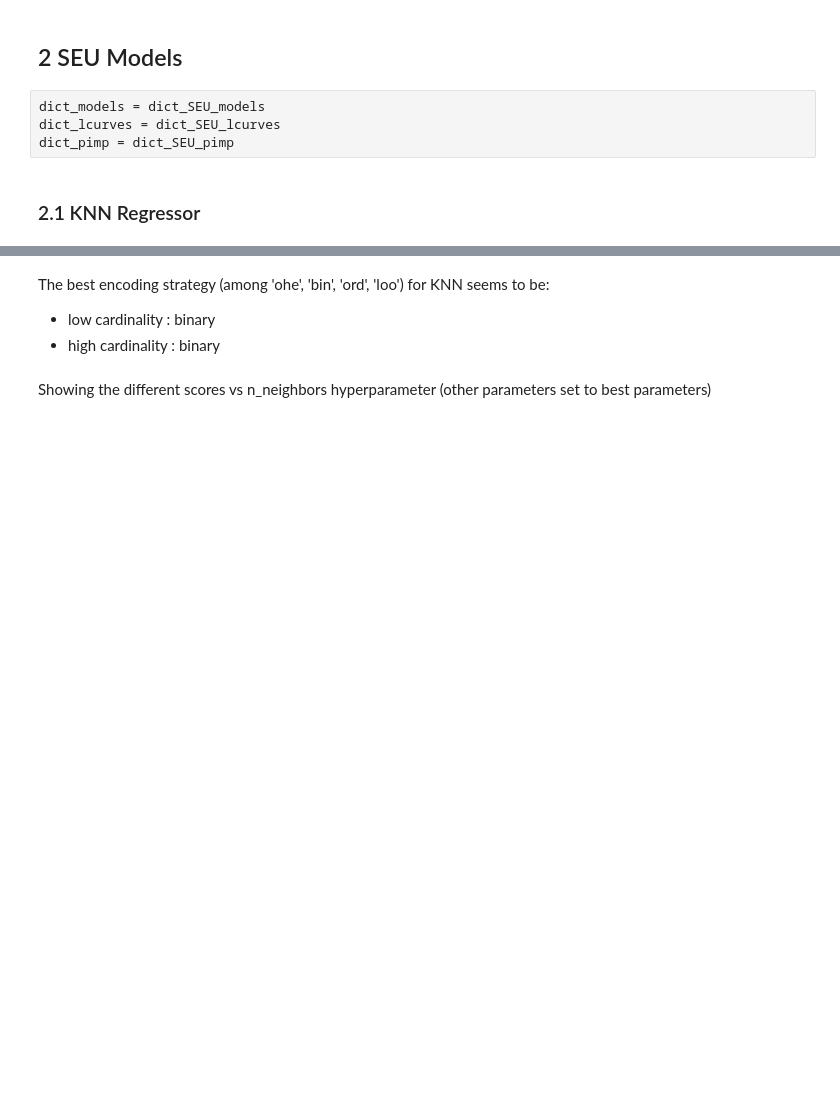
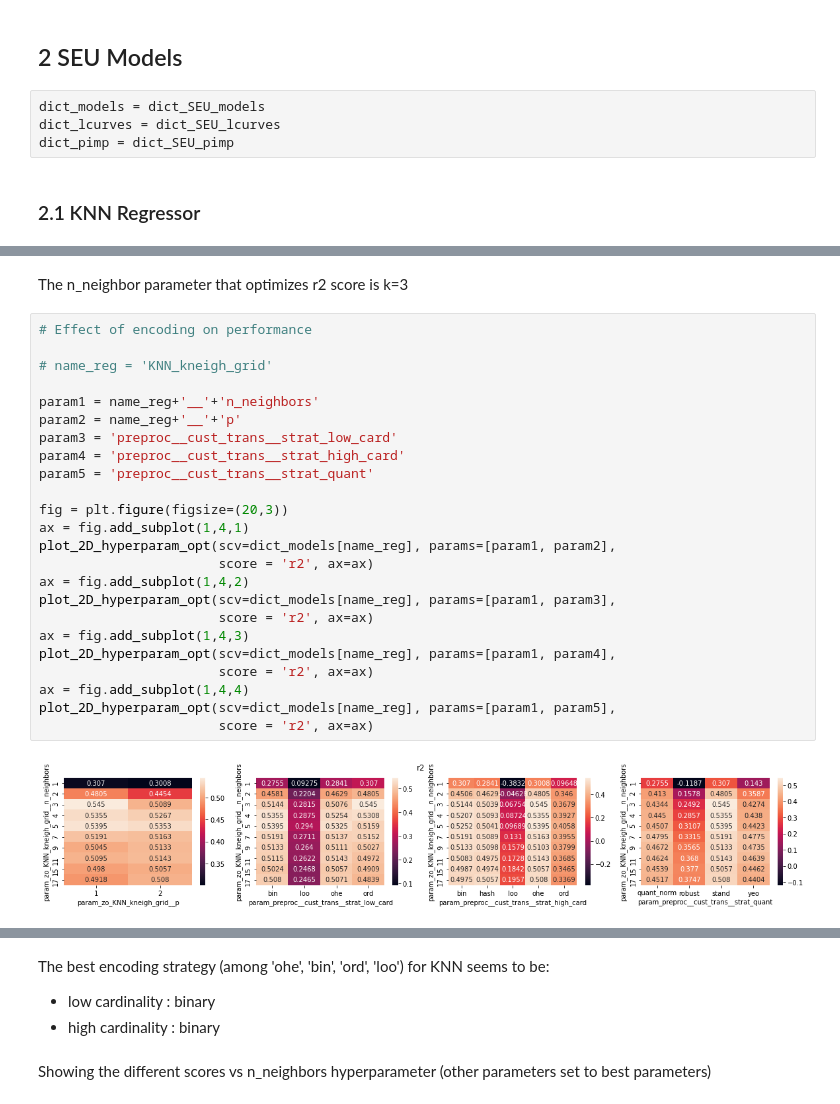
Before and after one commit to SmellyArmure/OC_DS_Project4, a Jupyter notebook: NOTEBOOKS/P4_Modelling.ipynb, the cells around one changed output, grey strips where cells are left out. Drawn from its saved outputs; the diff is of its cells as text; blank space fills up the shorter version.

```diff
--- a/NOTEBOOKS/P4_Modelling.ipynb
+++ b/NOTEBOOKS/P4_Modelling.ipynb
@@ -693,0 +833,28 @@ Fitting 5 folds for each of 1600 candidates, totalling 8000 fits
+# %% [markdown]
+The n_neighbor parameter that optimizes r2 score is k=3
+# %%
+# Effect of encoding on performance
+
+# name_reg = 'KNN_kneigh_grid'
+
+param1 = name_reg+'__'+'n_neighbors'
+param2 = name_reg+'__'+'p'
+param3 = 'preproc__cust_trans__strat_low_card'
+param4 = 'preproc__cust_trans__strat_high_card'
+param5 = 'preproc__cust_trans__strat_quant'
+
+fig = plt.figure(figsize=(20,3))
+ax = fig.add_subplot(1,4,1)
+plot_2D_hyperparam_opt(scv=dict_models[name_reg], params=[param1, param2],
+                       score = 'r2', ax=ax)
+ax = fig.add_subplot(1,4,2)
+plot_2D_hyperparam_opt(scv=dict_models[name_reg], params=[param1, param3],
+                       score = 'r2', ax=ax)
+ax = fig.add_subplot(1,4,3)
+plot_2D_hyperparam_opt(scv=dict_models[name_reg], params=[param1, param4],
+                       score = 'r2', ax=ax)
+ax = fig.add_subplot(1,4,4)
+plot_2D_hyperparam_opt(scv=dict_models[name_reg], params=[param1, param5],
+                       score = 'r2', ax=ax)
+# %% [output]
+[figure, added]
```
Also changed, not shown: parts of 58 cells of this notebook, 8 other files.
